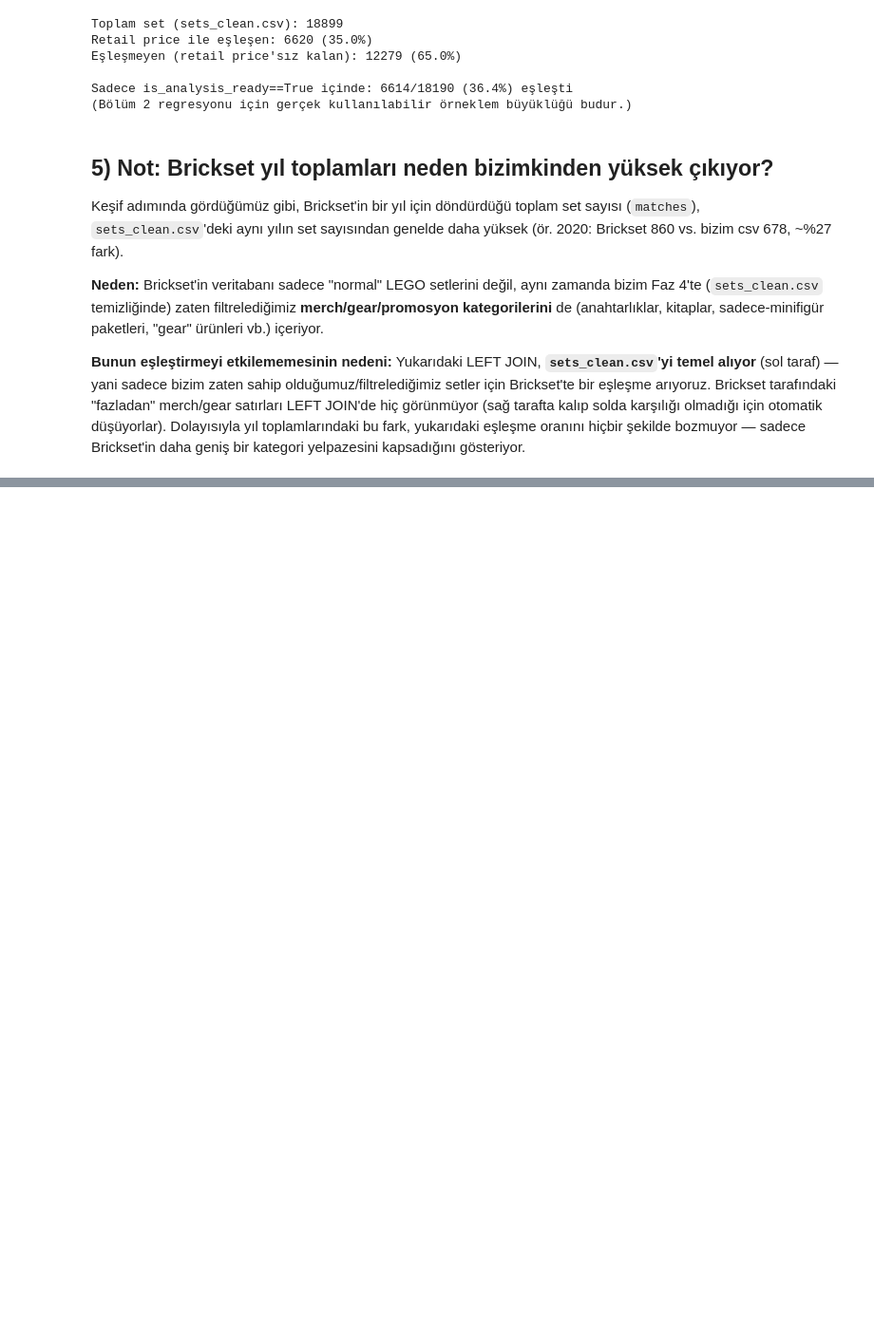
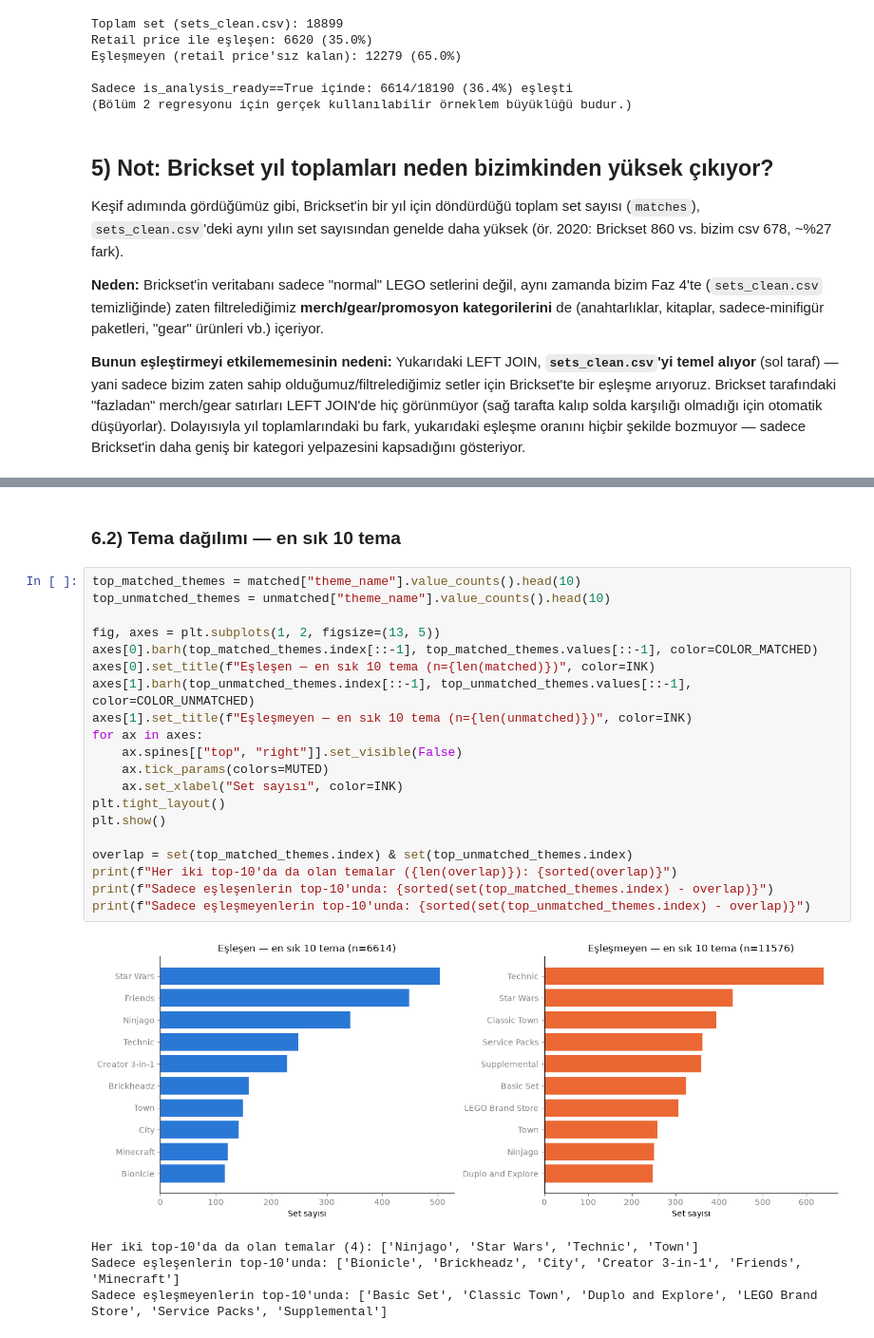
Before and after one commit to didemmrsln/brick-by-brick-lego-analysis, a Jupyter notebook: notebooks/05_fetch_brickset_prices.ipynb, the cells around one changed output, grey strips where cells are left out. Shown at 95% size. Saved outputs shown, nothing was run; the diff lists cells and outputs as text; blank space fills up the shorter version.

```diff
--- a/notebooks/05_fetch_brickset_prices.ipynb
+++ b/notebooks/05_fetch_brickset_prices.ipynb
@@ -184,0 +240,27 @@ kategori yelpazesini kapsadığını gösteriyor.
+# %% [markdown]
+### 6.2) Tema dağılımı — en sık 10 tema
+# %%
+top_matched_themes = matched["theme_name"].value_counts().head(10)
+top_unmatched_themes = unmatched["theme_name"].value_counts().head(10)
+
+fig, axes = plt.subplots(1, 2, figsize=(13, 5))
+axes[0].barh(top_matched_themes.index[::-1], top_matched_themes.values[::-1], color=COLOR_MATCHED)
+axes[0].set_title(f"Eşleşen — en sık 10 tema (n={len(matched)})", color=INK)
+axes[1].barh(top_unmatched_themes.index[::-1], top_unmatched_themes.values[::-1], color=COLOR_UNMATCHED)
+axes[1].set_title(f"Eşleşmeyen — en sık 10 tema (n={len(unmatched)})", color=INK)
+for ax in axes:
+    ax.spines[["top", "right"]].set_visible(False)
+    ax.tick_params(colors=MUTED)
+    ax.set_xlabel("Set sayısı", color=INK)
+plt.tight_layout()
+plt.show()
+
+overlap = set(top_matched_themes.index) & set(top_unmatched_themes.index)
+print(f"Her iki top-10'da da olan temalar ({len(overlap)}): {sorted(overlap)}")
+print(f"Sadece eşleşenlerin top-10'unda: {sorted(set(top_matched_themes.index) - overlap)}")
+print(f"Sadece eşleşmeyenlerin top-10'unda: {sorted(set(top_unmatched_themes.index) - overlap)}")
+# %% [output]
+[figure, added]
+Her iki top-10'da da olan temalar (4): ['Ninjago', 'Star Wars', 'Technic', 'Town']
+Sadece eşleşenlerin top-10'unda: ['Bionicle', 'Brickheadz', 'City', 'Creator 3-in-1', 'Friends', 'Minecraft']
+Sadece eşleşmeyenlerin top-10'unda: ['Basic Set', 'Classic Town', 'Duplo and Explore', 'LEGO Brand Store', 'Service Packs', 'Supplemental']
```
Also changed, not shown: parts of 7 cells of this notebook.
